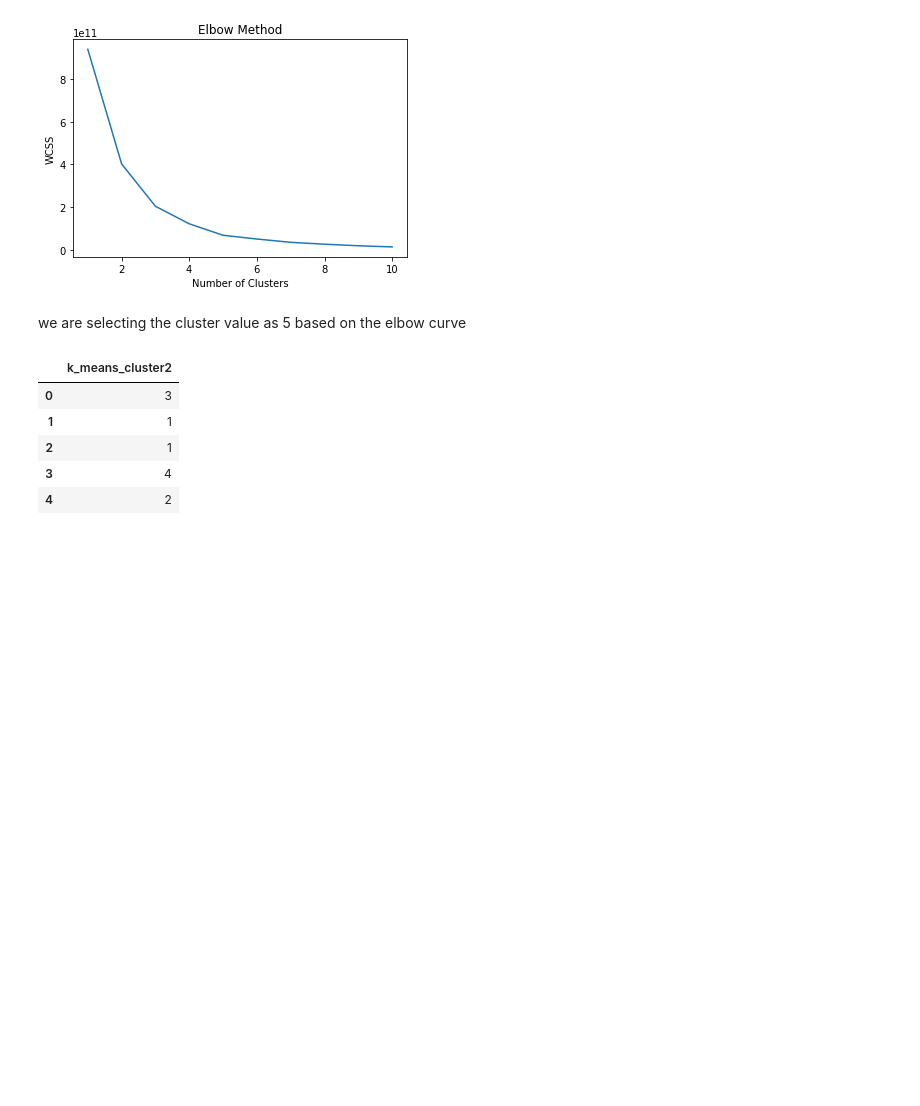
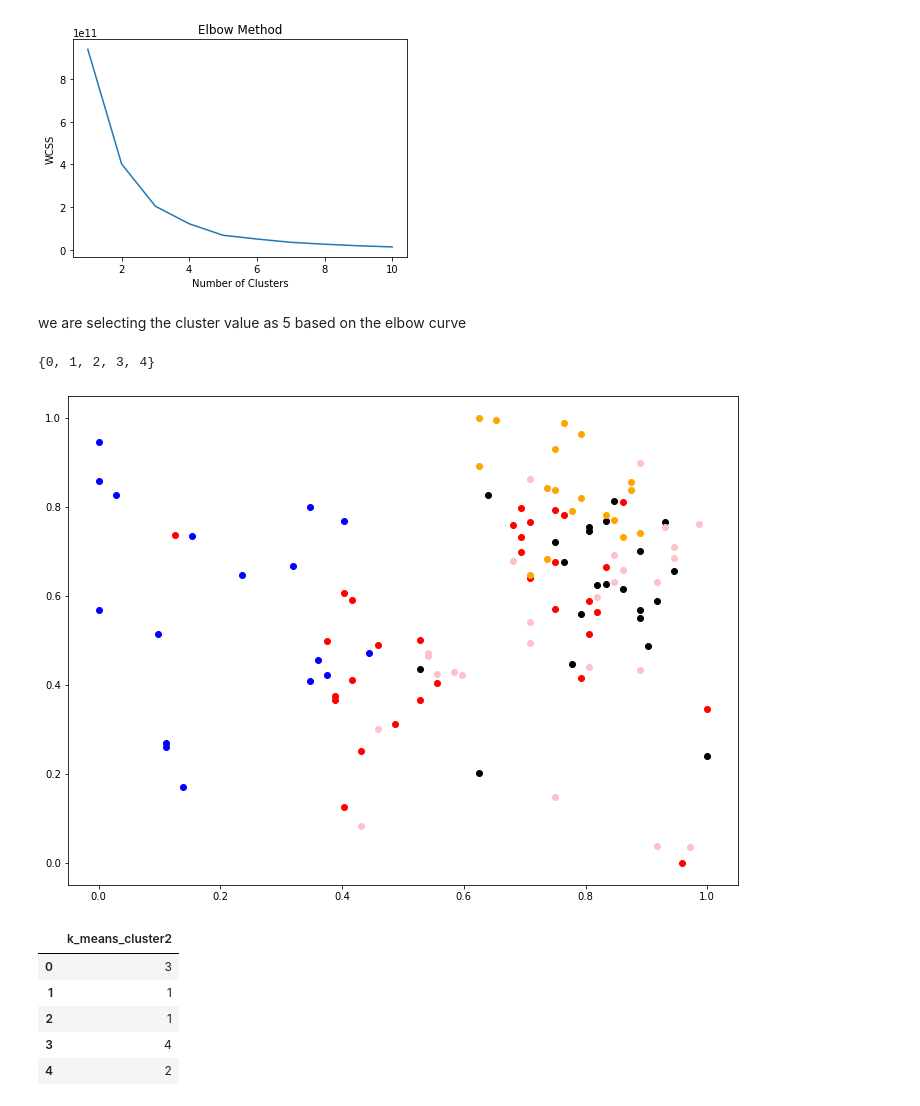
Before and after one commit to mukkatharun/MachineLearningAssignments, a Jupyter notebook: FractalClustering/Fractal_Clustering_ML_Assignment.ipynb, the cells around one changed output. Cells and saved outputs as stored; diff of their text form; code cells hidden in the pictures; blank space fills up the shorter version.

```diff
--- a/FractalClustering/Fractal_Clustering_ML_Assignment.ipynb
+++ b/FractalClustering/Fractal_Clustering_ML_Assignment.ipynb
@@ -361,6 +385,30 @@ df_cluster2_scaled = scaler.fit_transform(df_cluster2)
 # %%
 kmeans = KMeans(n_clusters = 5, init = 'k-means++', max_iter = 300, n_init = 10, random_state = 0)
 y_kmeans2 = kmeans.fit_predict(df_cluster2_scaled)
+# %%
+set(y_kmeans2)
+# %% [output]
+{0, 1, 2, 3, 4}
+# %%
+f, ax = plt.subplots(figsize=(12,9))
+
+#filter rows of original data
+filtered_label1 = df_cluster2_scaled[y_kmeans2 == 0]
+filtered_label2 = df_cluster2_scaled[y_kmeans2 == 1]
+filtered_label3 = df_cluster2_scaled[y_kmeans2 == 2]
+filtered_label4 = df_cluster2_scaled[y_kmeans2 == 3]
+filtered_label5 = df_cluster2_scaled[y_kmeans2 == 4]
+
+
+#Plotting the results
+plt.scatter(filtered_label1[:,0] , filtered_label1[:,1] , color = 'red')
+plt.scatter(filtered_label2[:,0] , filtered_label2[:,1] , color = 'black')
+plt.scatter(filtered_label3[:,0] , filtered_label3[:,1] , color = 'blue')
+plt.scatter(filtered_label4[:,0] , filtered_label4[:,1] , color = 'pink')
+plt.scatter(filtered_label5[:,0] , filtered_label5[:,1] , color = 'orange')
+plt.show()
+# %% [output]
+[figure, added]
 # %%
 # converting preditcions into a df
 kmeans_cluster2_kmeans = pd.DataFrame(data=y_kmeans2, dtype=int)
```
Also changed, not shown: parts of 6 cells of this notebook.
